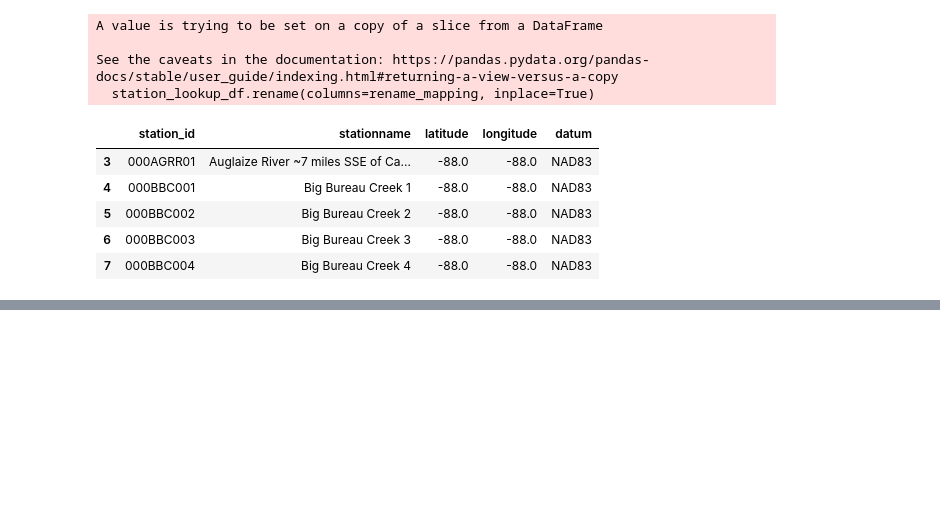
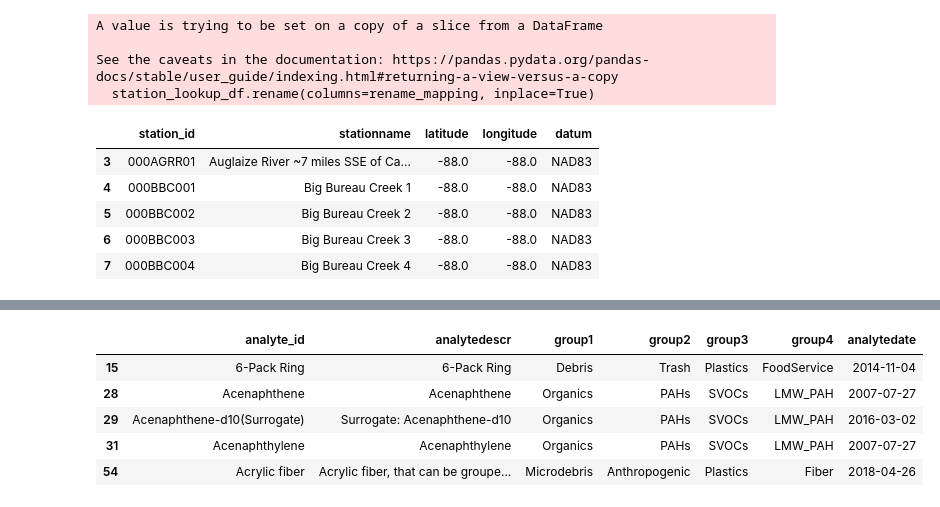
Before and after one commit to WasikulIslam1/WaterToxicityProject, a Jupyter notebook: scripts/ETL.ipynb, the cells around one changed output, grey strips where cells are left out. Drawn from its saved outputs; the diff is of its cells as text; code cells hidden in the pictures; blank space fills up the shorter version.

```diff
--- a/scripts/ETL.ipynb
+++ b/scripts/ETL.ipynb
@@ -188,0 +195,34 @@ print(date_dimension.head())
+# %%
+# Define the columns that we need to keep based on your 'dim_analyte' structure
+required_columns = ['AnalyteName', 'AnalyteDescr', 'Group1', 'Group2', 'Group3', 'Group4','LastUpdateDate']
+
+# Drop columns that are not required
+analyte_lookup_df = analyte_lookup_df[required_columns]
+
+# Drop rows with any NaN values in the required columns
+analyte_lookup_df.dropna(inplace=True)
+
+# Rename the columns to match the 'dim_analyte' structure
+rename_mapping = {
+    'AnalyteName': 'analyte_id',
+    'AnalyteDescr': 'analytedescr',
+    'Group1': 'group1',
+    'Group2': 'group2',
+    'Group3': 'group3',
+    'Group4': 'group4',
+    'LastUpdateDate':'analytedate',
+}
+analyte_lookup_df.rename(columns=rename_mapping, inplace=True)
+
+# The 'analyte_lookup_df' is now your 'dim_analyte' dimension table
+dim_analyte = analyte_lookup_df
+
+# Display the first few rows of 'dim_analyte' to check the structure
+dim_analyte.head()
+# %% [output]
+|  | analyte_id | analytedescr | group1 | group2 | group3 | group4 | analytedate |
+| 15 | 6-Pack Ring | 6-Pack Ring | Debris | Trash | Plastics | FoodService | 2014-11-04 |
+| 28 | Acenaphthene | Acenaphthene | Organics | PAHs | SVOCs | LMW_PAH | 2007-07-27 |
+| 29 | Acenaphthene-d10(Surrogate) | Surrogate: Acenaphthene-d10 | Organics | PAHs | SVOCs | LMW_PAH | 2016-03-02 |
+| 31 | Acenaphthylene | Acenaphthylene | Organics | PAHs | SVOCs | LMW_PAH | 2007-07-27 |
+| 54 | Acrylic fiber | Acrylic fiber, that can be groupe... | Microdebris | Anthropogenic | Plastics | Fiber | 2018-04-26 |
```
Also changed, not shown: parts of 14 cells of this notebook, 4 other files.
